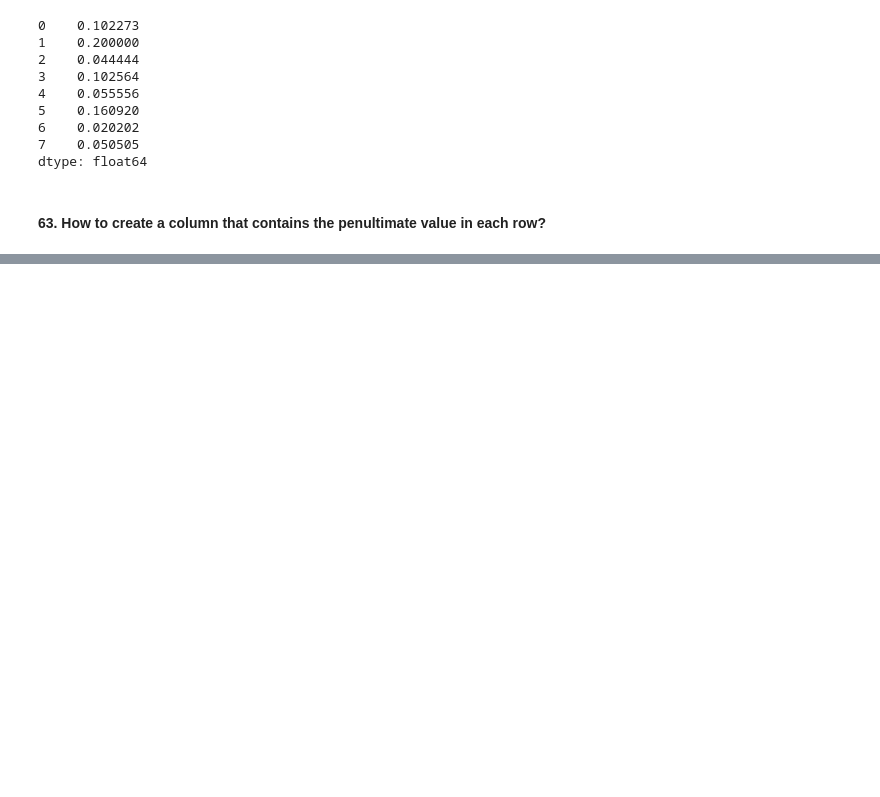
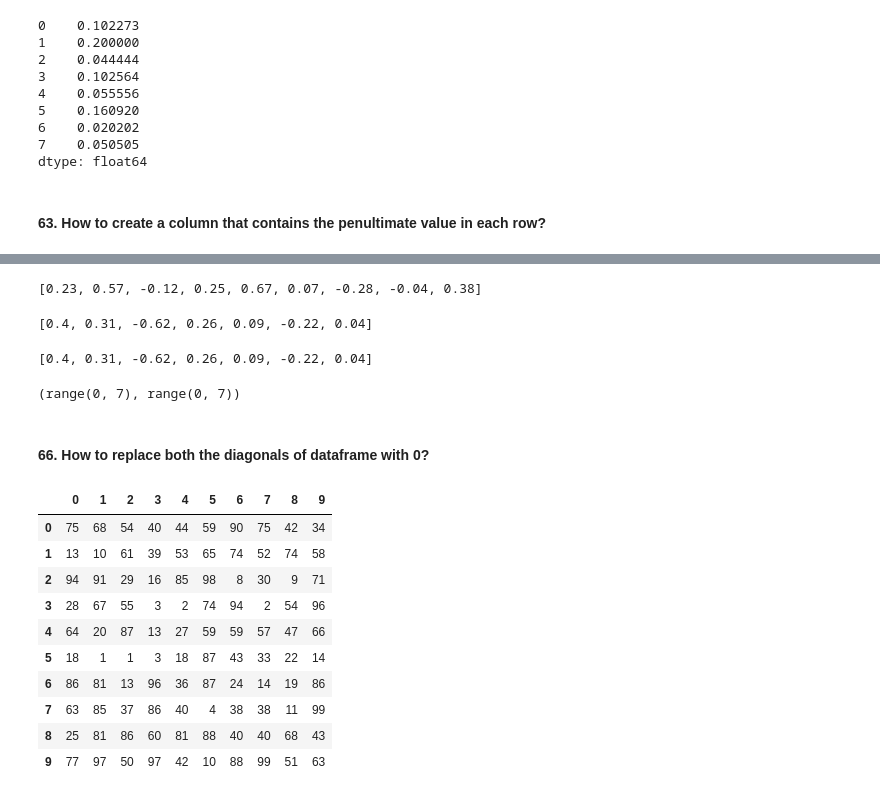
Before and after one commit to KarimaCha/Exercises_Python_NumPy_Pandas, a Jupyter notebook: 03_Pandas_Exercises_KC.ipynb, the cells around one changed output, grey strips where cells are left out. Drawn from its saved outputs; the diff is of its cells as text; code cells hidden in the pictures; blank space fills up the shorter version.

```diff
--- a/03_Pandas_Exercises_KC.ipynb
+++ b/03_Pandas_Exercises_KC.ipynb
@@ -3124,0 +3286,38 @@ dtype: float64
+# %%
+# Solution: for each column with the suceeding column:
+[df[i].corr(df[i+1]).round(2) for i in range(df.shape[1]-1)]
+# %% [output]
+[0.23, 0.57, -0.12, 0.25, 0.67, 0.07, -0.28, -0.04, 0.38]
+# %%
+# Solution: for each row with the suceeding row:
+[df.iloc[i].corr(df.iloc[i+1]).round(2) for i in range(df.shape[0])[:-1]]  # or: range(df.shape[0]-1)
+# %% [output]
+[0.4, 0.31, -0.62, 0.26, 0.09, -0.22, 0.04]
+# %%
+# or: with i-1 istead of i+1
+[df.iloc[i].corr(df.iloc[i-1]).round(2) for i in range(1, df.shape[0])]
+# %% [output]
+[0.4, 0.31, -0.62, 0.26, 0.09, -0.22, 0.04]
+# %%
+# note: range(x-1) is same as range(x)[:-1]
+x = 8
+range(x-1), range(x)[:-1]
+# %% [output]
+(range(0, 7), range(0, 7))
+# %% [markdown]
+#### 66. How to replace both the diagonals of dataframe with 0?
+# %%
+df = pd.DataFrame(np.random.randint(1,100, 100).reshape(10, -1))
+df
+# %% [output]
+|  | 0 | 1 | 2 | 3 | 4 | 5 | 6 | 7 | 8 | 9 |
+| 0 | 75 | 68 | 54 | 40 | 44 | 59 | 90 | 75 | 42 | 34 |
+| 1 | 13 | 10 | 61 | 39 | 53 | 65 | 74 | 52 | 74 | 58 |
+| 2 | 94 | 91 | 29 | 16 | 85 | 98 | 8 | 30 | 9 | 71 |
+| 3 | 28 | 67 | 55 | 3 | 2 | 74 | 94 | 2 | 54 | 96 |
+| 4 | 64 | 20 | 87 | 13 | 27 | 59 | 59 | 57 | 47 | 66 |
+| 5 | 18 | 1 | 1 | 3 | 18 | 87 | 43 | 33 | 22 | 14 |
+| 6 | 86 | 81 | 13 | 96 | 36 | 87 | 24 | 14 | 19 | 86 |
+| 7 | 63 | 85 | 37 | 86 | 40 | 4 | 38 | 38 | 11 | 99 |
+| 8 | 25 | 81 | 86 | 60 | 81 | 88 | 40 | 40 | 68 | 43 |
+| 9 | 77 | 97 | 50 | 97 | 42 | 10 | 88 | 99 | 51 | 63 |
```
Also changed, not shown: parts of 26 cells of this notebook.
